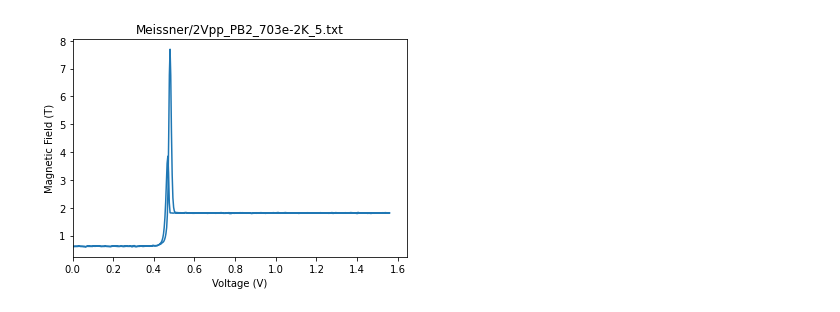
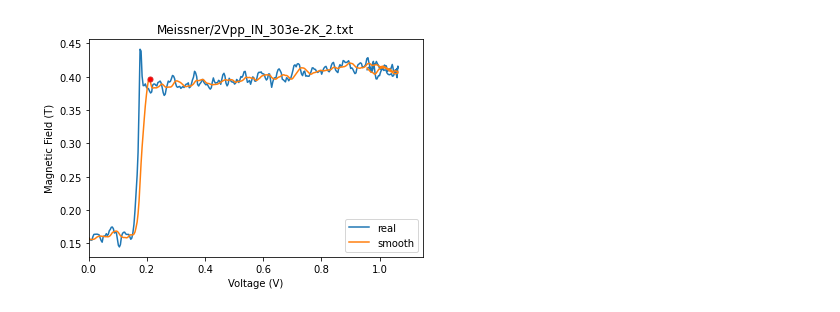
Before and after one commit to dcordovacarrizales/191_PlasmaPhysics, a Jupyter notebook: Superconductivity/Meissner.ipynb, the cells around one changed output. Cells and saved outputs as stored; diff of their text form; code cells hidden in the pictures.

Commit message:
Smoothing and peak finding for Meissner

```diff
--- a/Superconductivity/Meissner.ipynb
+++ b/Superconductivity/Meissner.ipynb
@@ -32,6 +33,7 @@ SN = [[], []]
 
 all_samples = {"IN": IN, "PB2": PB2, "SNPB": SNPB, "Cu": Cu, "PTFE": PTFE, "IN2BI": IN2BI, "IN4BI": IN4BI, "SN": SN, "PB0": PB0, "PB1":PB1}
 
+
 def find_nth(haystack, needle, n):
     start = haystack.find(needle)
     while start >= 0 and n > 1:
@@ -41,17 +43,21 @@ def find_nth(haystack, needle, n):
 
 for file in files:
     df = pd.read_table(file,names = ['v0','v1','v2','v3'])
-    plt.figure()
-    plt.plot(df['v0'],df['v1'],label=file)
-    plt.xlabel("Voltage (V)")
-    plt.ylabel("Magnetic Field (T)")
-    plt.xlim(left= 0)
-    plt.title(file)
 
-    peak_positions = find_peaks(df["v1"], height = .03, threshold = .01)
-    print(file)
+    row_drop1 = int(len(df['v0'])/2)
+    row_drop2 = len(df['v0'])
+    #print(row_drop1)
+    #print(row_drop2)
+    #print(len(df['v0']))
+    df = df.drop(labels=range(row_drop1, row_drop2), axis=0)
+    #print(len(df['v0']))
+    df['smooth'] = df['v1'].rolling(window=10).mean()
+    #df['smooth'] = scipy.signal.savgol_filter(df['v1'], 33, 3 )
+    #print(df.keys())
+    peak_positions = find_peaks(df['smooth'], height = .01 , threshold = .001 )
+    #print(file)
     #print(type(peak_positions))
-    print(peak_positions)
+    #print(peak_positions)
 
     #if len(peak_positions) =! 0:
         #for i in peak_positions:
@@ -63,26 +69,70 @@ for file in files:
     index2_temp = find_nth(file, "K", 1)
 
 
-    index1_name = find_nth(file, "_", 1) +1
+
+    index1_name = find_nth(file, "_", 1) + 1
     index2_name = find_nth(file, "_", 2)
 
     sample_temperature = file[index1_temp:index2_temp]
+
     sample_name = file[index1_name: index2_name]
+    #print(sample_name)
+
+    if sample_name == "PTFE" and index2_temp == -1:
+        #print("first")
+        #print(sample_name)
+        index1_temp = find_nth(file, "_", 2) + 1
+        index2_temp = find_nth(file, "T", 2)
+        #print(index1_temp)
+        #print(index2_temp)
+
+        sample_temperature = file[index1_temp:index2_temp]
+
+    if index2_temp == -1:
+        index1_temp = find_nth(file, "_", 2) + 1
+        index2_temp = find_nth(file, "T", 1)
+        sample_temperature = file[index1_temp:index2_temp]
+    #print(sample_temperature)
+    #print(sample_name)
+    #print("in between")
 
     sample_temperature = float(sample_temperature)
+    #print(sample_temperature)
     all_samples[sample_name][0].append(sample_temperature)
     #all_samples[sample_name][1].append(sample_critical_B)
 
+
+
+
+
+
+
+    plt.figure()
+    df.plot(x = 'v0', y = ['v1', 'smooth'],label=['real', 'smooth'])
+    #plt.show()
+    #print(len(df))
+    #print("peak positions points")
+    #print(len(peak_positions[0]))
+    for i in range(len(peak_positions[0])):
+        #print(i)
+        y = peak_positions[1]['peak_heights'][i]
+        x = peak_positions[0][i]
+        #print(y)
+        plt.plot(df['v0'][x], y, marker="o", markersize=5, markerfacecolor= "red")
+    plt.xlabel("Voltage (V)")
+    plt.ylabel("Magnetic Field (T)")
+    plt.xlim(left= 0)
+    plt.title(file)
 
     #plt.legend()
 #plt.close("all")
 
 #print(len(all_samples))
-for sample in all_samples: #add some error bars
+#for sample in all_samples: #add some error bars
     #print(sample)
-    plt.figure()
-    plt.plot(all_samples[sample][0], all_samples[sample][1], "o")
-    plt.xlabel("Temperature (K)")
-    plt.ylabel("Critical Magnetic Field (T)")
-    plt.title(sample)
+    #plt.figure()
+    #plt.plot(all_samples[sample][0], all_samples[sample][1], "o")
+    #plt.xlabel("Temperature (K)")
+    #plt.ylabel("Critical Magnetic Field (T)")
+    #plt.title(sample)
 # %% [output]
@@ -129 +150 @@ ValueError: x and y must have same first dimension, but have shapes (7,) and (0,
-[figure, old version]
+[figure, new version]
```
Also changed, not shown: parts of 3 cells of this notebook, 1 other file.
